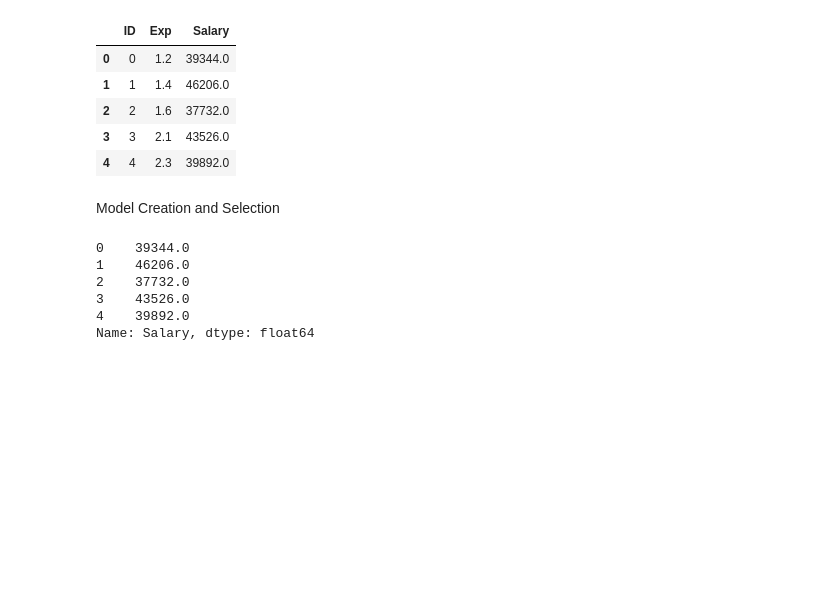
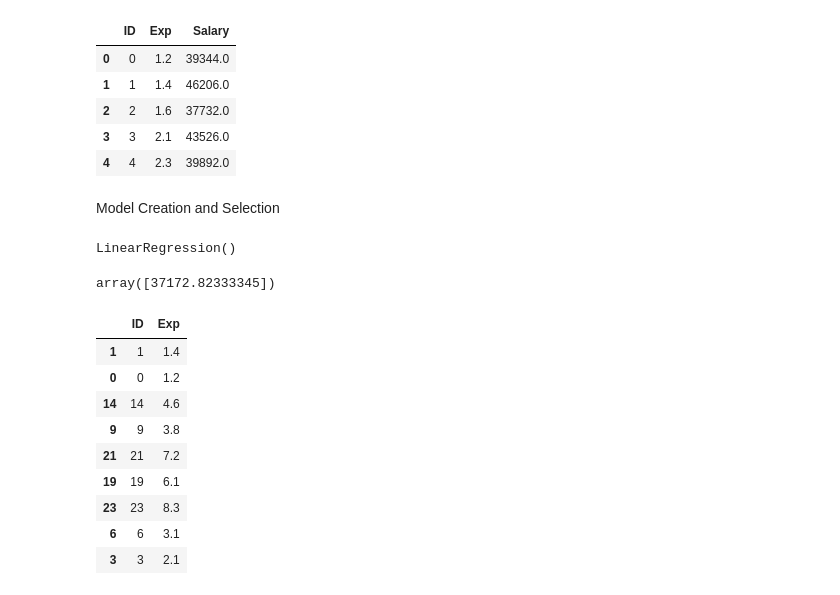
Before and after one commit to mohanvamsitrade/MLCrashcourse, a Jupyter notebook: kaggle_connect_colab.ipynb, the cells around one changed output. Drawn from its saved outputs; the diff is of its cells as text; code cells hidden in the pictures; blank space fills up the shorter version.

```diff
--- a/kaggle_connect_colab.ipynb
+++ b/kaggle_connect_colab.ipynb
@@ -168,10 +168,27 @@ Model Creation and Selection
 # %%
 from sklearn.model_selection import train_test_split
 from sklearn.linear_model import LinearRegression
+
+X_train , X_test, Y_train, Y_test = train_test_split(X, y, test_size = 0.3, random_state= 2)
-# %% [output]
-0    39344.0
-1    46206.0
-2    37732.0
-3    43526.0
-4    39892.0
-Name: Salary, dtype: float64
+# %%
+lr = LinearRegression()
+lr.fit(X_train,Y_train)
+# %% [output]
+LinearRegression()
+# %%
+lr.predict(X_test.iloc[0].values.reshape(1,2))
+# %% [output]
+array([37172.82333345])
+# %%
+X_test[:]
+# %% [output]
+|  | ID | Exp |
+| 1 | 1 | 1.4 |
+| 0 | 0 | 1.2 |
+| 14 | 14 | 4.6 |
+| 9 | 9 | 3.8 |
+| 21 | 21 | 7.2 |
+| 19 | 19 | 6.1 |
+| 23 | 23 | 8.3 |
+| 6 | 6 | 3.1 |
+| 3 | 3 | 2.1 |
```
Also changed, not shown: parts of 5 cells of this notebook.
